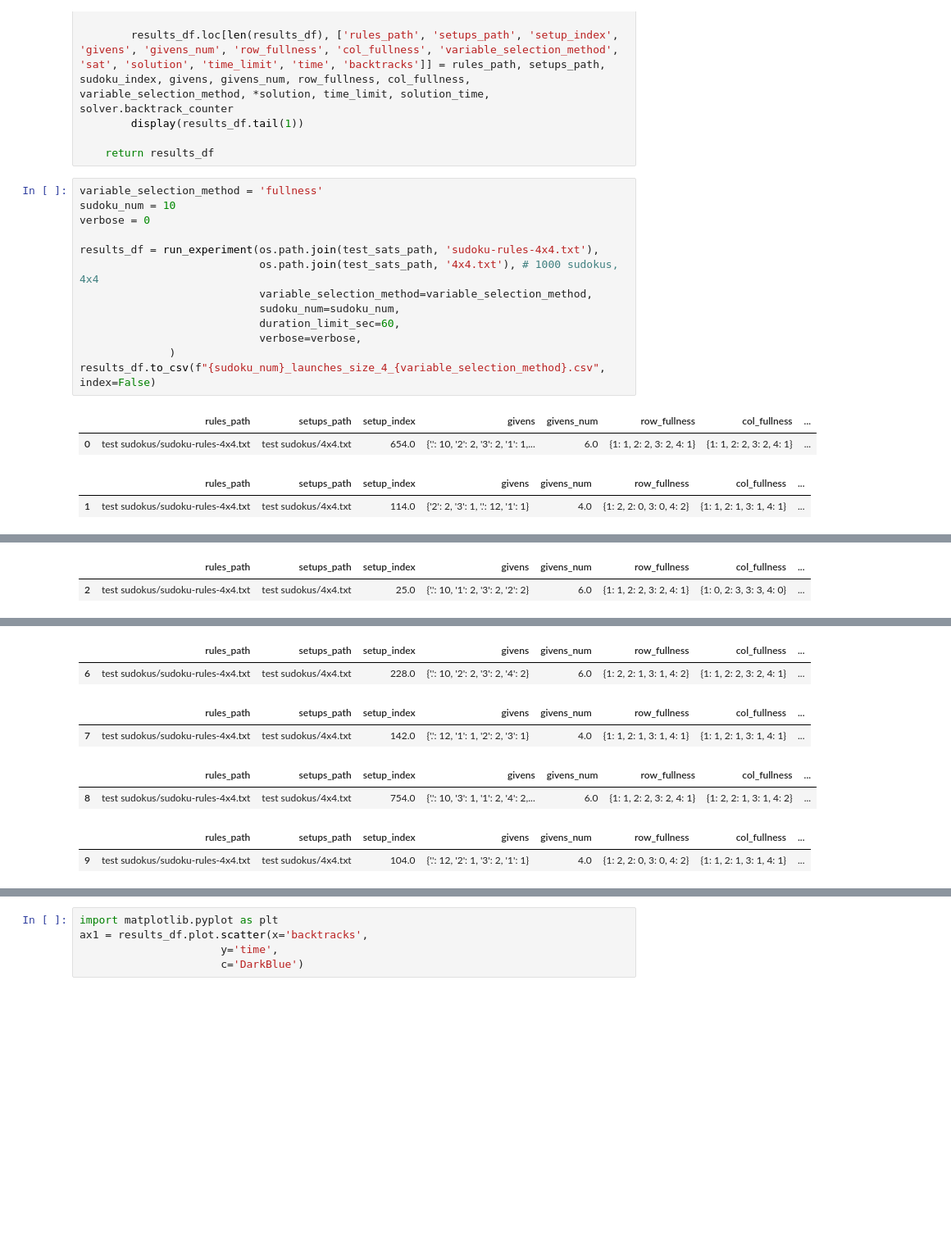
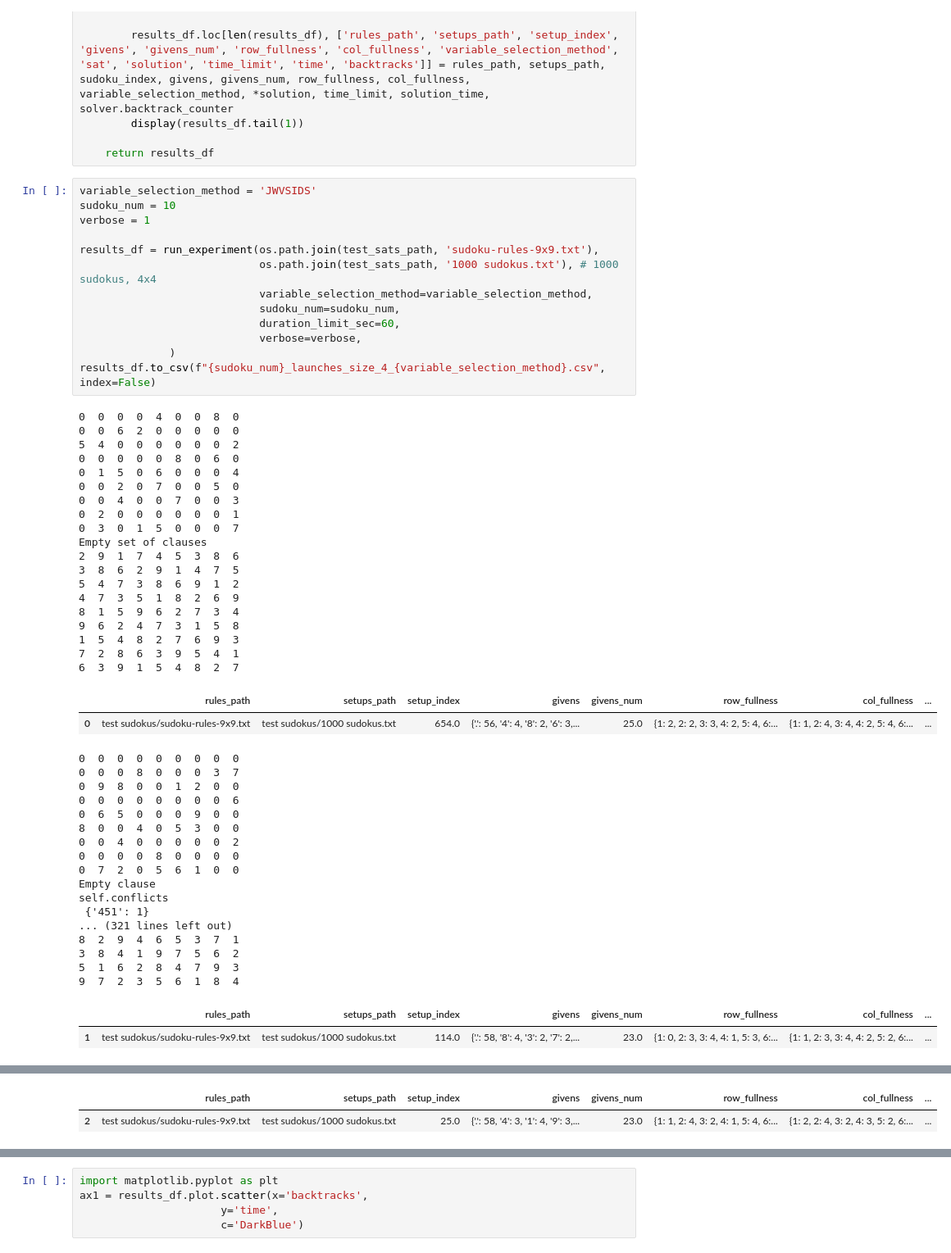
Before and after one commit to OlegBEZb/SudokuSATSolver, a Jupyter notebook: SAT_Sudoku.ipynb, the cells around one changed output, grey strips where cells are left out. Shown: that part at 82% size. Drawn from its saved outputs; the diff is of its cells as text; blank space fills up the shorter version.

Commit message:
added JWVSIDS

```diff
--- a/SAT_Sudoku.ipynb
+++ b/SAT_Sudoku.ipynb
@@ -79,20 +79,56 @@ def run_experiment(rules_path, setups_path,
 
     return results_df
 # %%
-variable_selection_method = 'fullness'
+variable_selection_method = 'JWVSIDS'
 sudoku_num = 10
-verbose = 0
+verbose = 1
 
-results_df = run_experiment(os.path.join(test_sats_path, 'sudoku-rules-4x4.txt'),
-                            os.path.join(test_sats_path, '4x4.txt'), # 1000 sudokus, 4x4
+results_df = run_experiment(os.path.join(test_sats_path, 'sudoku-rules-9x9.txt'),
+                            os.path.join(test_sats_path, '1000 sudokus.txt'), # 1000 sudokus, 4x4
                             variable_selection_method=variable_selection_method,
                             sudoku_num=sudoku_num,
                             duration_limit_sec=60,
                             verbose=verbose,
               )
 results_df.to_csv(f"{sudoku_num}_launches_size_4_{variable_selection_method}.csv", index=False)
 # %% [output]
+0  0  0  0  4  0  0  8  0
+0  0  6  2  0  0  0  0  0
+5  4  0  0  0  0  0  0  2
+0  0  0  0  0  8  0  6  0
+0  1  5  0  6  0  0  0  4
+0  0  2  0  7  0  0  5  0
+0  0  4  0  0  7  0  0  3
+0  2  0  0  0  0  0  0  1
+0  3  0  1  5  0  0  0  7
+Empty set of clauses
+2  9  1  7  4  5  3  8  6
+3  8  6  2  9  1  4  7  5
+5  4  7  3  8  6  9  1  2
+4  7  3  5  1  8  2  6  9
+8  1  5  9  6  2  7  3  4
+9  6  2  4  7  3  1  5  8
+1  5  4  8  2  7  6  9  3
+7  2  8  6  3  9  5  4  1
+6  3  9  1  5  4  8  2  7
 |  | rules_path | setups_path | setup_index | givens | givens_num | row_fullness | col_fullness | ... |
-| 0 | test sudokus/sudoku-rules-4x4.txt | test sudokus/4x4.txt | 654.0 | {'.': 10, '2': 2, '3': 2, '1': 1,... | 6.0 | {1: 1, 2: 2, 3: 2, 4: 1} | {1: 1, 2: 2, 3: 2, 4: 1} | ... |
+| 0 | test sudokus/sudoku-rules-9x9.txt | test sudokus/1000 sudokus.txt | 654.0 | {'.': 56, '4': 4, '8': 2, '6': 3,... | 25.0 | {1: 2, 2: 2, 3: 3, 4: 2, 5: 4, 6:... | {1: 1, 2: 4, 3: 4, 4: 2, 5: 4, 6:... | ... |
+0  0  0  0  0  0  0  0  0
+0  0  0  8  0  0  0  3  7
+0  9  8  0  0  1  2  0  0
+0  0  0  0  0  0  0  0  6
+0  6  5  0  0  0  9  0  0
+8  0  0  4  0  5  3  0  0
+0  0  4  0  0  0  0  0  2
+0  0  0  0  8  0  0  0  0
+0  7  2  0  5  6  1  0  0
+Empty clause
+self.conflicts
+ {'451': 1}
+... (321 lines left out)
+8  2  9  4  6  5  3  7  1
+3  8  4  1  9  7  5  6  2
+5  1  6  2  8  4  7  9  3
+9  7  2  3  5  6  1  8  4
 |  | rules_path | setups_path | setup_index | givens | givens_num | row_fullness | col_fullness | ... |
-| 1 | test sudokus/sudoku-rules-4x4.txt | test sudokus/4x4.txt | 114.0 | {'2': 2, '3': 1, '.': 12, '1': 1} | 4.0 | {1: 2, 2: 0, 3: 0, 4: 2} | {1: 1, 2: 1, 3: 1, 4: 1} | ... |
+| 1 | test sudokus/sudoku-rules-9x9.txt | test sudokus/1000 sudokus.txt | 114.0 | {'.': 58, '8': 4, '3': 2, '7': 2,... | 23.0 | {1: 0, 2: 3, 3: 4, 4: 1, 5: 3, 6:... | {1: 1, 2: 3, 3: 4, 4: 2, 5: 2, 6:... | ... |
@@ -99,2 +152,2 @@ results_df.to_csv(f"{sudoku_num}_launches_size_4_{variable_selection_method}.csv
 |  | rules_path | setups_path | setup_index | givens | givens_num | row_fullness | col_fullness | ... |
-| 2 | test sudokus/sudoku-rules-4x4.txt | test sudokus/4x4.txt | 25.0 | {'.': 10, '1': 2, '3': 2, '2': 2} | 6.0 | {1: 1, 2: 2, 3: 2, 4: 1} | {1: 0, 2: 3, 3: 3, 4: 0} | ... |
+| 2 | test sudokus/sudoku-rules-9x9.txt | test sudokus/1000 sudokus.txt | 25.0 | {'.': 58, '4': 3, '1': 4, '9': 3,... | 23.0 | {1: 1, 2: 4, 3: 2, 4: 1, 5: 4, 6:... | {1: 2, 2: 4, 3: 2, 4: 3, 5: 2, 6:... | ... |
@@ -107,8 +210,0 @@ results_df.to_csv(f"{sudoku_num}_launches_size_4_{variable_selection_method}.csv
-|  | rules_path | setups_path | setup_index | givens | givens_num | row_fullness | col_fullness | ... |
-| 6 | test sudokus/sudoku-rules-4x4.txt | test sudokus/4x4.txt | 228.0 | {'.': 10, '2': 2, '3': 2, '4': 2} | 6.0 | {1: 2, 2: 1, 3: 1, 4: 2} | {1: 1, 2: 2, 3: 2, 4: 1} | ... |
-|  | rules_path | setups_path | setup_index | givens | givens_num | row_fullness | col_fullness | ... |
-| 7 | test sudokus/sudoku-rules-4x4.txt | test sudokus/4x4.txt | 142.0 | {'.': 12, '1': 1, '2': 2, '3': 1} | 4.0 | {1: 1, 2: 1, 3: 1, 4: 1} | {1: 1, 2: 1, 3: 1, 4: 1} | ... |
-|  | rules_path | setups_path | setup_index | givens | givens_num | row_fullness | col_fullness | ... |
-| 8 | test sudokus/sudoku-rules-4x4.txt | test sudokus/4x4.txt | 754.0 | {'.': 10, '3': 1, '1': 2, '4': 2,... | 6.0 | {1: 1, 2: 2, 3: 2, 4: 1} | {1: 2, 2: 1, 3: 1, 4: 2} | ... |
-|  | rules_path | setups_path | setup_index | givens | givens_num | row_fullness | col_fullness | ... |
-| 9 | test sudokus/sudoku-rules-4x4.txt | test sudokus/4x4.txt | 104.0 | {'.': 12, '2': 1, '3': 2, '1': 1} | 4.0 | {1: 2, 2: 0, 3: 0, 4: 2} | {1: 1, 2: 1, 3: 1, 4: 1} | ... |
```
Also changed, not shown: parts of 9 cells of this notebook, 2 other files.
